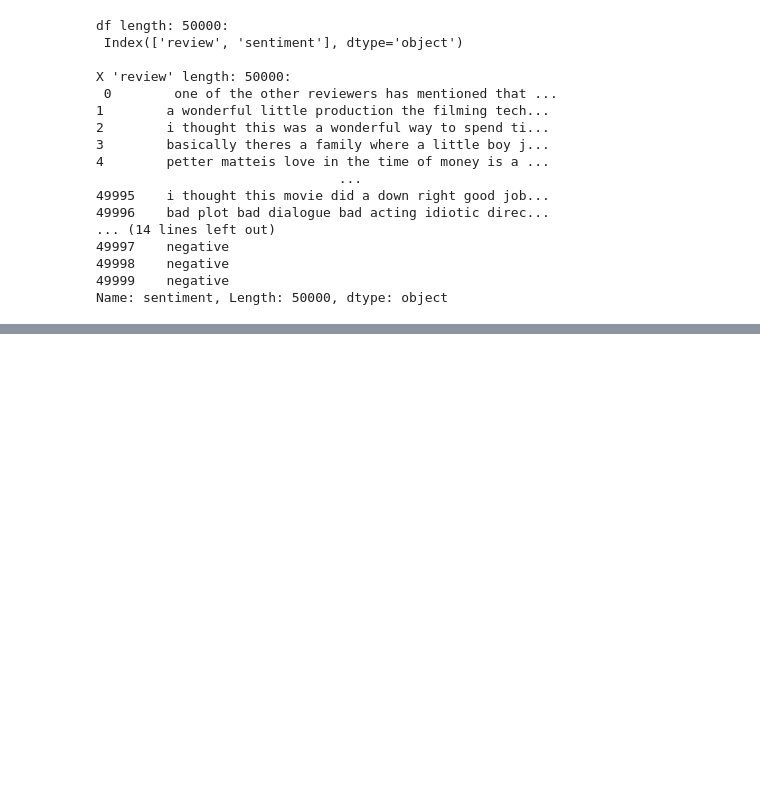
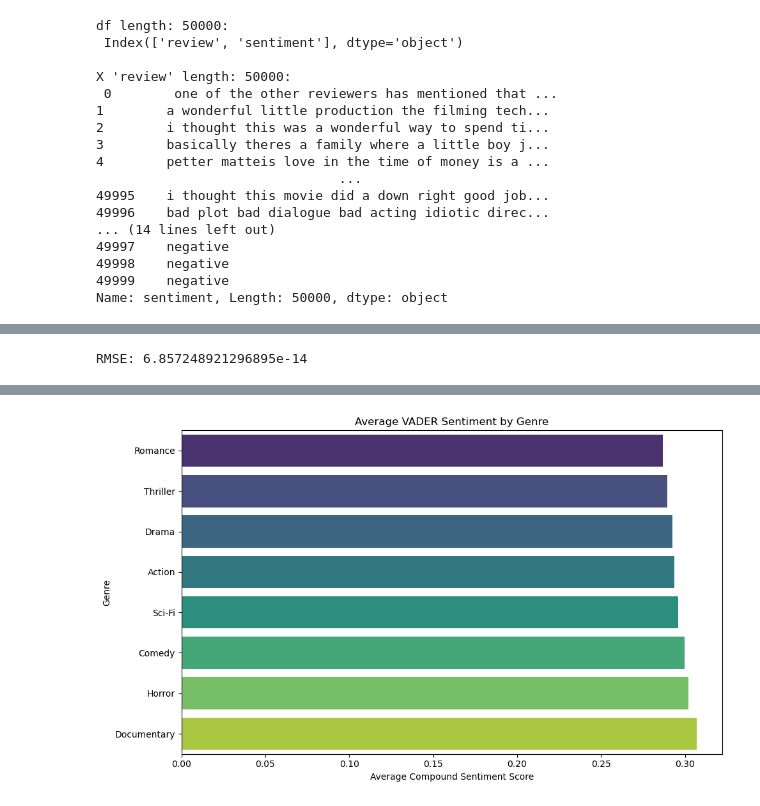
Before and after one commit to Anjalitiwari92/InternshipFinalTask, a Jupyter notebook: Final Project_DA.ipynb, the cells around one changed output, grey strips where cells are left out. Drawn from its saved outputs; the diff is of its cells as text; code cells hidden in the pictures; blank space fills up the shorter version.

```diff
--- a/Final Project_DA.ipynb
+++ b/Final Project_DA.ipynb
@@ -1,9 +1,20 @@
 # %%
 import pandas as pd
+import random
+from nltk.sentiment.vader import SentimentIntensityAnalyzer
+import nltk
+import seaborn as sns
+import matplotlib.pyplot as plt
 
 # Load the uploaded df
 df = pd.read_csv('IMDB dataset.csv')
 
+# Assign random genres
+genres = ['Drama', 'Comedy', 'Action', 'Horror', 'Romance', 'Thriller', 'Sci-Fi', 'Documentary']
+df['genre'] = df['review'].apply(lambda _: ', '.join(random.sample(genres, k=random.choice([1, 2]))))
+df['genre'] = df['genre'].str.split(', ')
+
+
 # Display the first few rows and column info
 df.head(), df.info()
 # %% [output]
@@ -138,3 +181,22 @@ model.fit(X_train, y_train)
 preds = model.predict(X_test)
 rmse = mean_squared_error(y_test, preds, squared=False)
 print("RMSE:", rmse)
+# %% [output]
+RMSE: 6.857248921296895e-14
+# %%
+nltk.download('vader_lexicon')
+sid = SentimentIntensityAnalyzer()
+df['vader_compound'] = df['review'].apply(lambda x: sid.polarity_scores(x)['compound'])
+
+# Analyze sentiment by genre
+genre_sentiment = df.explode('genre').groupby('genre')['vader_compound'].mean().sort_values()
+
+# Plot
+plt.figure(figsize=(10, 6))
+sns.barplot(x=genre_sentiment.values, y=genre_sentiment.index, palette="viridis")
+plt.title("Average VADER Sentiment by Genre")
+plt.xlabel("Average Compound Sentiment Score")
+plt.ylabel("Genre")
+plt.tight_layout()
+plt.show()
+# %% [output]
@@ -140,0 +206 @@ print("RMSE:", rmse)
+[figure, added]
```
Also changed, not shown: parts of 8 cells of this notebook, 5 other files.
